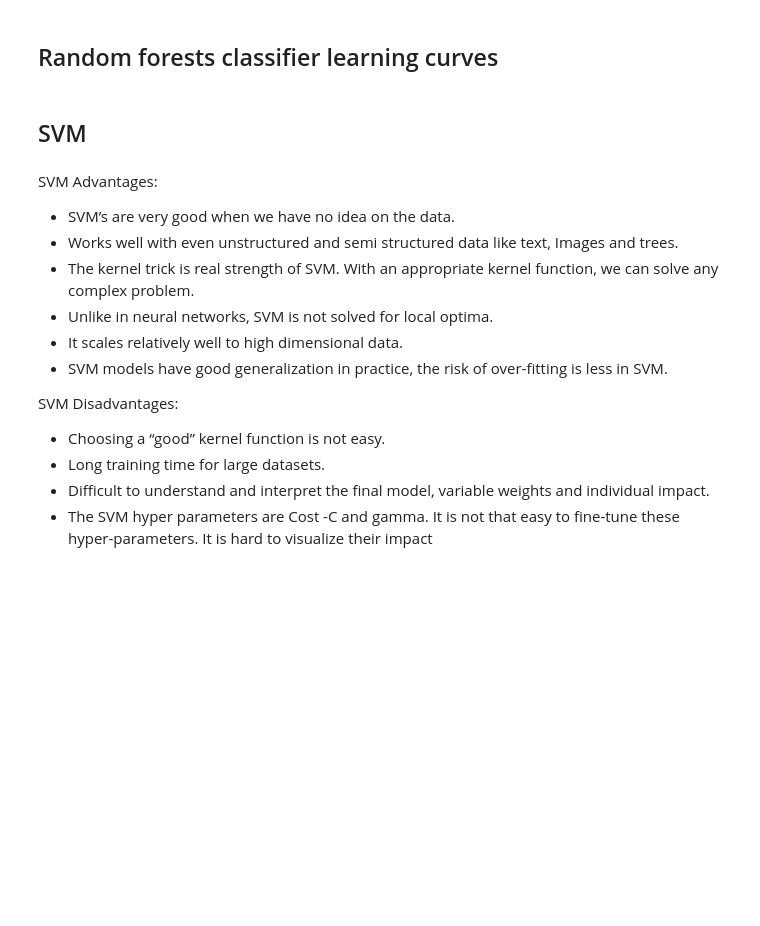
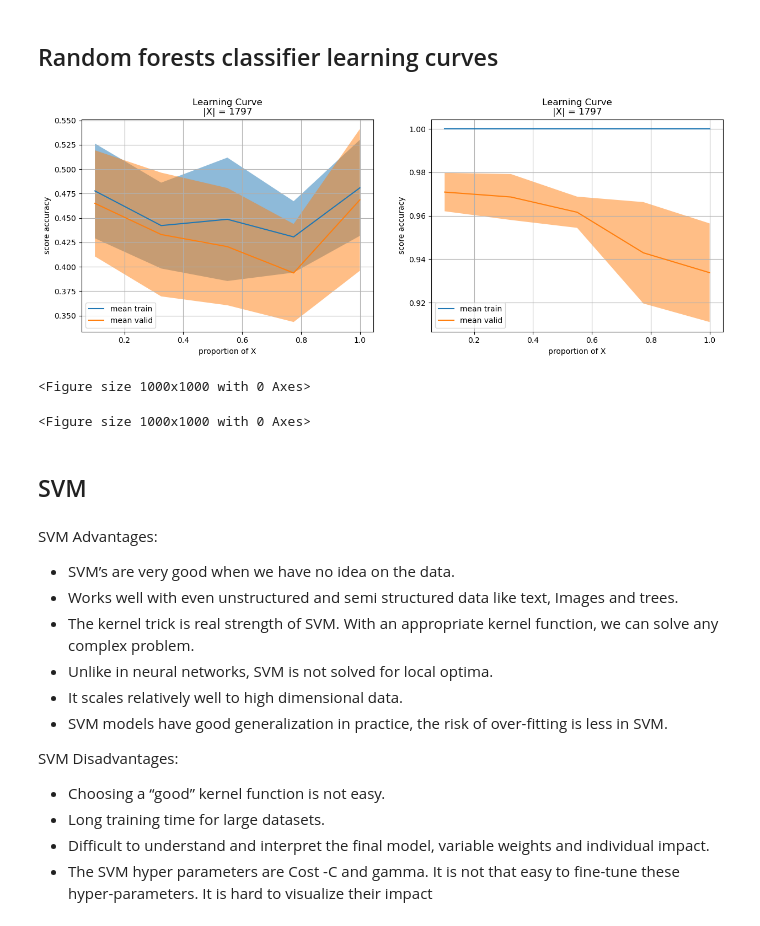
Before and after one commit to thomasmari/DataS3PG, a Jupyter notebook: module/11. ML/3. ML3/ML3.1 - Algorithms Kit Eleve.ipynb, the cells around one changed output. Cells and saved outputs as stored; diff of their text form; code cells hidden in the pictures; blank space fills up the shorter version.

```diff
--- a/module/11. ML/3. ML3/ML3.1 - Algorithms Kit Eleve.ipynb
+++ b/module/11. ML/3. ML3/ML3.1 - Algorithms Kit Eleve.ipynb
@@ -374,3 +383,17 @@ ValueError: Target is multiclass but average='binary'. Please choose another ave
+# %%
+# Underfit model
+from sklearn.ensemble import RandomForestClassifier
+model_uf = RandomForestClassifier(max_depth=1,n_estimators=5)  #UNDERFIT
+model_of = RandomForestClassifier(max_depth=10,n_estimators=100)  #OVERFIT
+#plotsetting
+fig,axes = plt.figure(figsize=(15,5)),[plt.subplot(1,2,1),plt.subplot(1,2,2)]
+df_result1 = plot_learning_curve(model_uf,X,y,ax = axes[0])
+df_result2 = plot_learning_curve(model_of,X,y,ax=axes[1])
+plt.tight_layout()
+# %% [output]
+[figure, added]
+<Figure size 1000x1000 with 0 Axes>
+<Figure size 1000x1000 with 0 Axes>
 # %% [markdown]
 ## SVM
 # %% [markdown]
```
Also changed, not shown: parts of 22 cells of this notebook, 5 other files.
